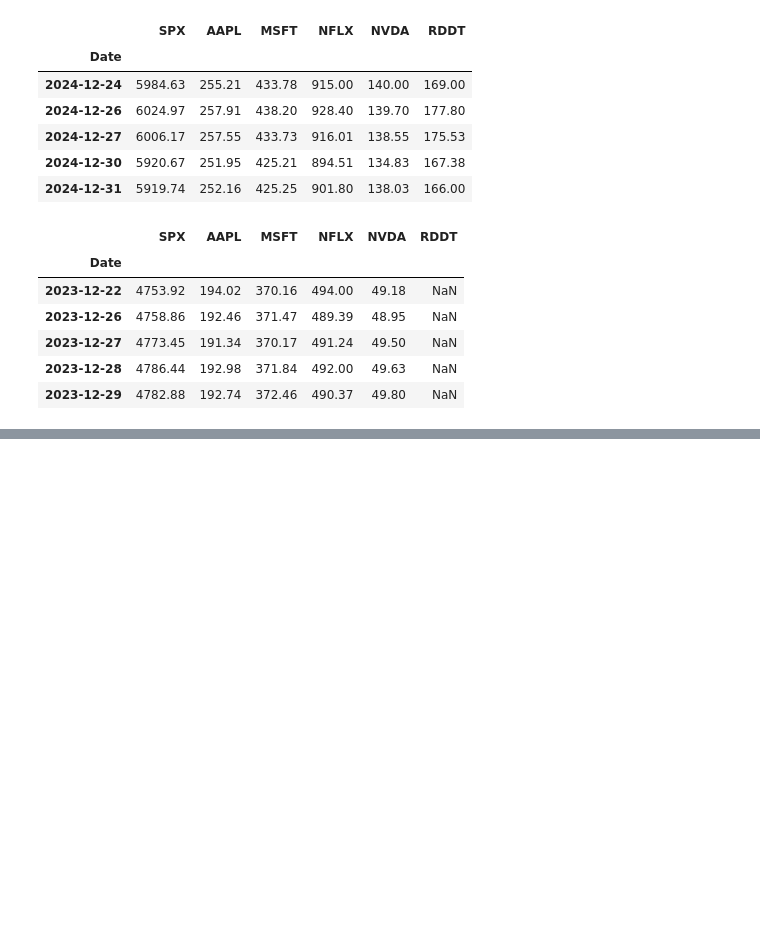
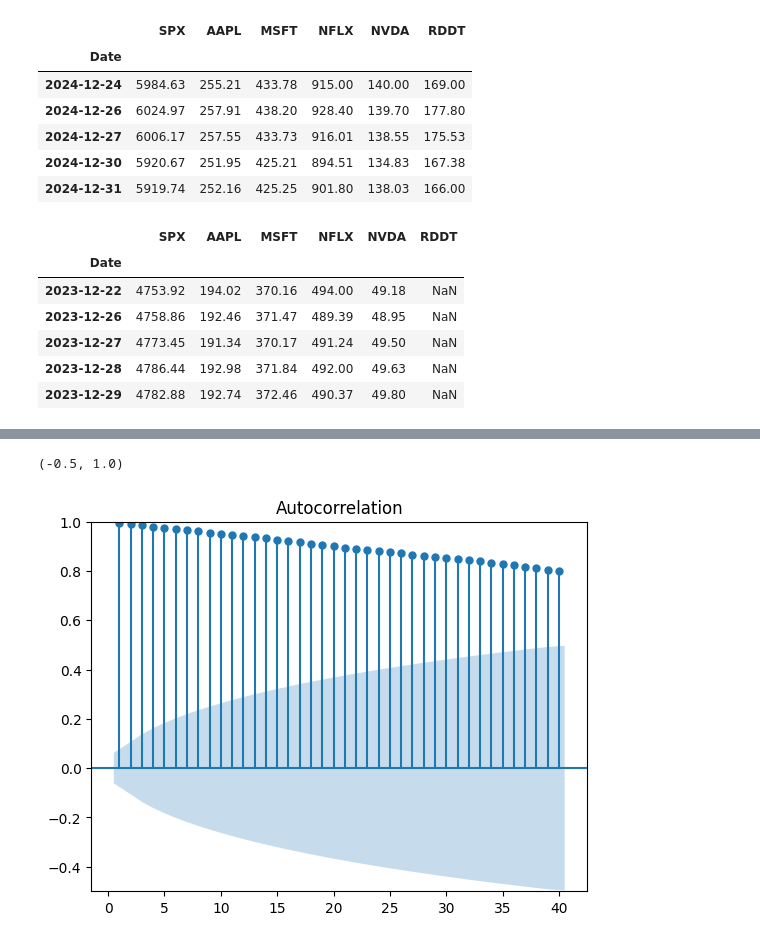
Before and after one commit to hivan04/spx_price_forecast, a Jupyter notebook: model.ipynb, the cells around one changed output, grey strips where cells are left out. Saved outputs shown, nothing was run; the diff lists cells and outputs as text; code cells hidden in the pictures; blank space fills up the shorter version.

```diff
--- a/model.ipynb
+++ b/model.ipynb
@@ -198,0 +205,6 @@ plt.ylim(-0.5,1)
+# %%
+sgt.plot_acf(df_stock.NFLX, lags=40, zero=False)
+plt.ylim(-0.5,1)
+# %% [output]
+(-0.5, 1.0)
+[figure, added]
```
Also changed, not shown: parts of 2 cells of this notebook, 1 other file.
